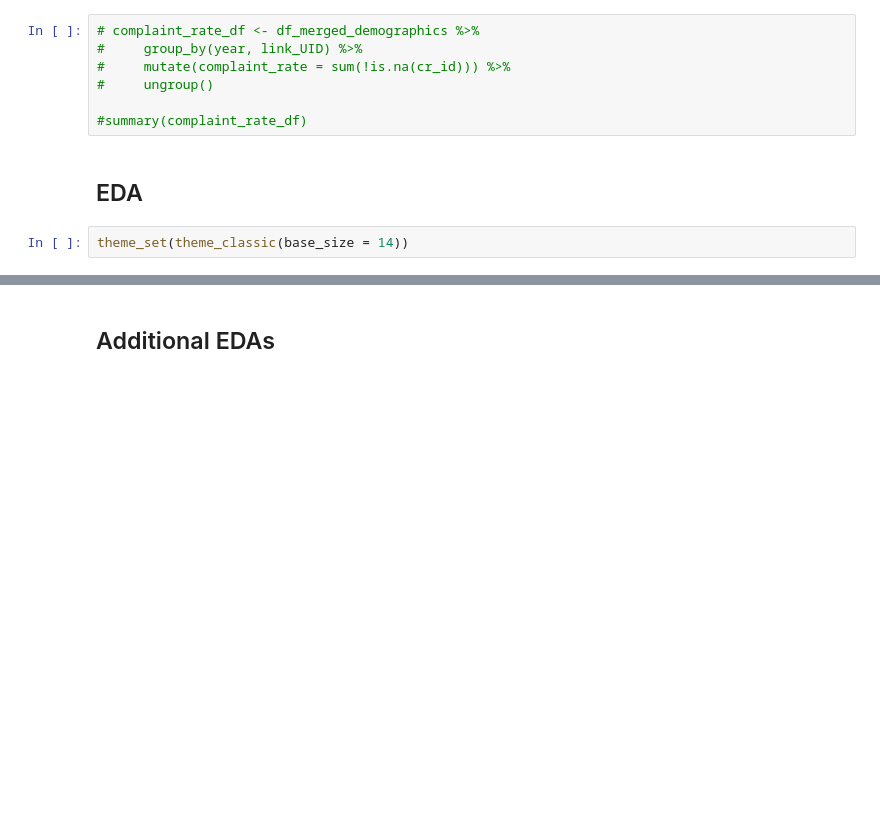
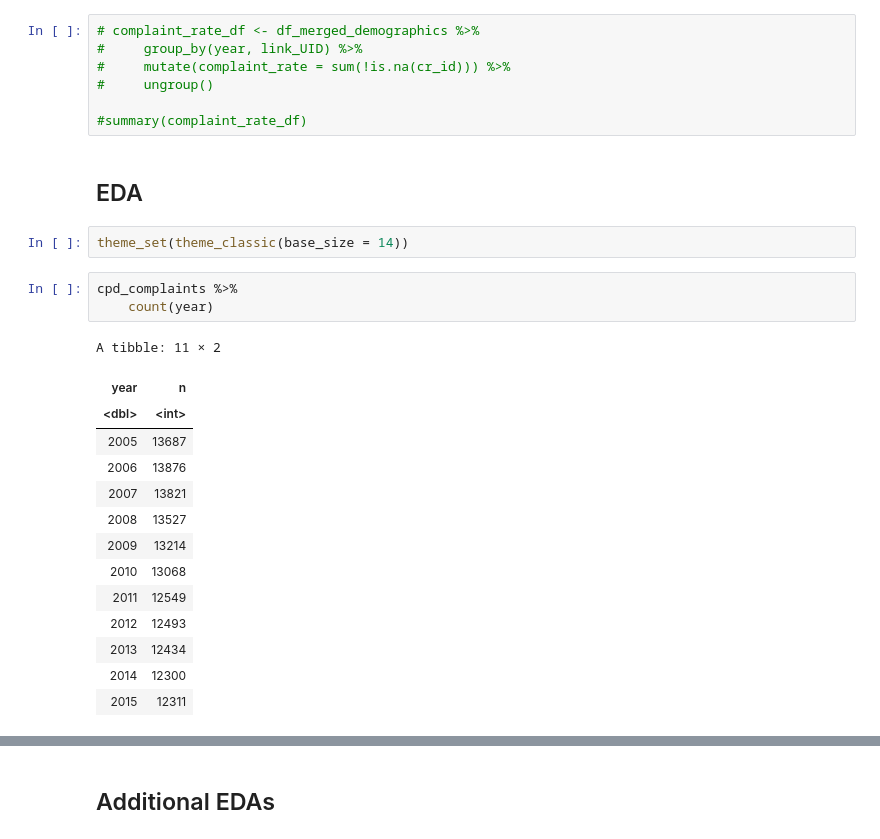
Before and after one commit to micahkwok/Group15, a Jupyter notebook: eda/EDA.ipynb, the cells around one changed output, grey strips where cells are left out. Drawn from its saved outputs; the diff is of its cells as text; blank space fills up the shorter version.

```diff
--- a/eda/EDA.ipynb
+++ b/eda/EDA.ipynb
@@ -345,5 +242,23 @@ levels(cpd_complaints$cleaned_rank)
 ## EDA
 # %%
 theme_set(theme_classic(base_size = 14))
+# %%
+cpd_complaints %>%
+    count(year)
+# %% [output]
+A tibble: 11 × 2
+| year | n |
+| <dbl> | <int> |
+| 2005 | 13687 |
+| 2006 | 13876 |
+| 2007 | 13821 |
+| 2008 | 13527 |
+| 2009 | 13214 |
+| 2010 | 13068 |
+| 2011 | 12549 |
+| 2012 | 12493 |
+| 2013 | 12434 |
+| 2014 | 12300 |
+| 2015 | 12311 |
 # %%
 # Complaints by year
```
Also changed, not shown: parts of 31 cells of this notebook.
